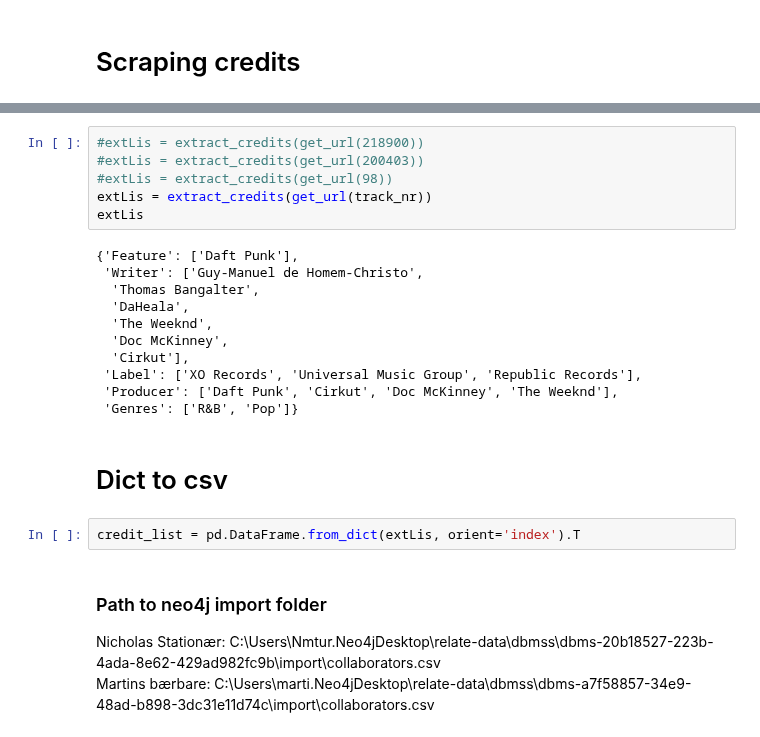
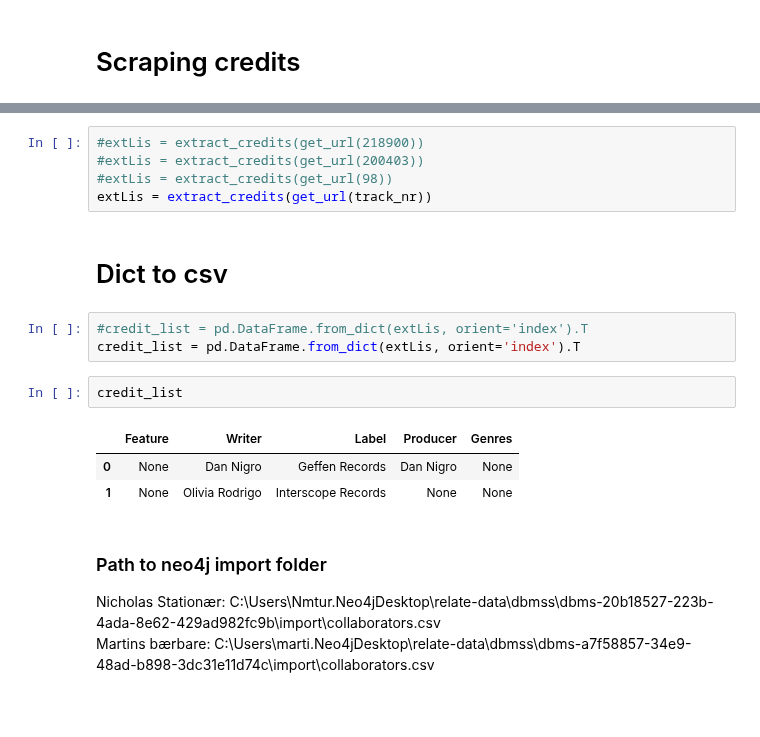
Before and after one commit to HolmQ84/DataScience-ExamProject, a Jupyter notebook: DataScience-SongManagement/JupyterNotebook/Web Scraper for collaborator(P).ipynb, the cells around one changed output, grey strips where cells are left out. Cells and saved outputs as stored; diff of their text form; blank space fills up the shorter version.

```diff
--- a/DataScience-SongManagement/JupyterNotebook/Web Scraper for collaborator(P).ipynb
+++ b/DataScience-SongManagement/JupyterNotebook/Web Scraper for collaborator(P).ipynb
@@ -280,22 +286,17 @@ def extract_credits(URL):
 #extLis = extract_credits(get_url(200403))
 #extLis = extract_credits(get_url(98))
 extLis = extract_credits(get_url(track_nr))
-extLis
-# %% [output]
-{'Feature': ['Daft Punk'],
- 'Writer': ['Guy-Manuel de Homem-Christo',
-  'Thomas Bangalter',
-  'DaHeala',
-  'The Weeknd',
-  'Doc McKinney',
-  'Cirkut'],
- 'Label': ['XO Records', 'Universal Music Group', 'Republic Records'],
- 'Producer': ['Daft Punk', 'Cirkut', 'Doc McKinney', 'The Weeknd'],
- 'Genres': ['R&B', 'Pop']}
 # %% [markdown]
 # Dict to csv
 # %%
+#credit_list = pd.DataFrame.from_dict(extLis, orient='index').T
 credit_list = pd.DataFrame.from_dict(extLis, orient='index').T
+# %%
+credit_list
+# %% [output]
+|  | Feature | Writer | Label | Producer | Genres |
+| 0 | None | Dan Nigro | Geffen Records | Dan Nigro | None |
+| 1 | None | Olivia Rodrigo | Interscope Records | None | None |
 # %% [markdown]
 ### Path to neo4j import folder
 Nicholas Stationær: C:\Users\Nmtur\.Neo4jDesktop\relate-data\dbmss\dbms-20b18527-223b-4ada-8e62-429ad982fc9b\import\collaborators.csv\
```
Also changed, not shown: parts of 25 cells of this notebook, 3 other files.
